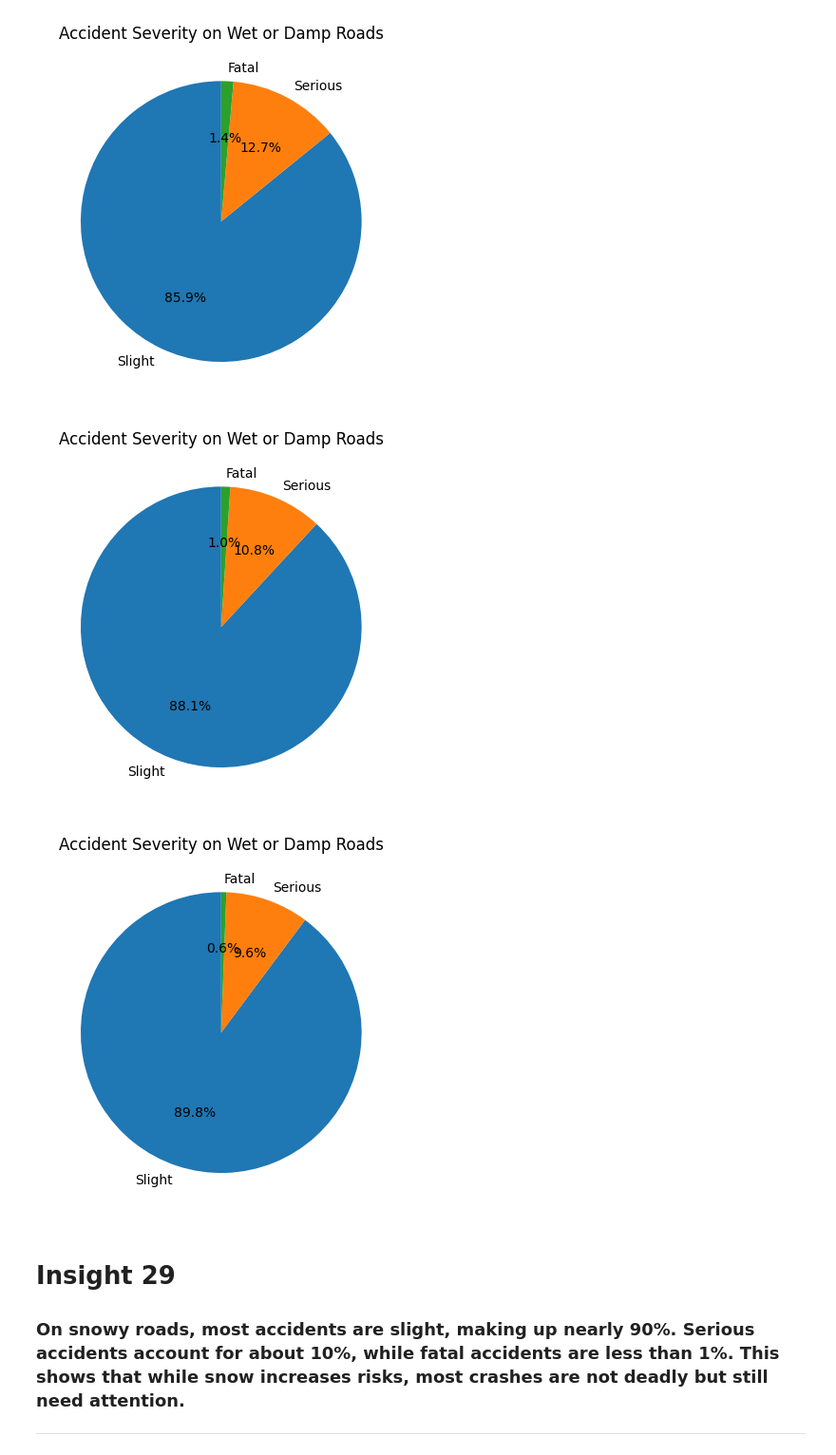
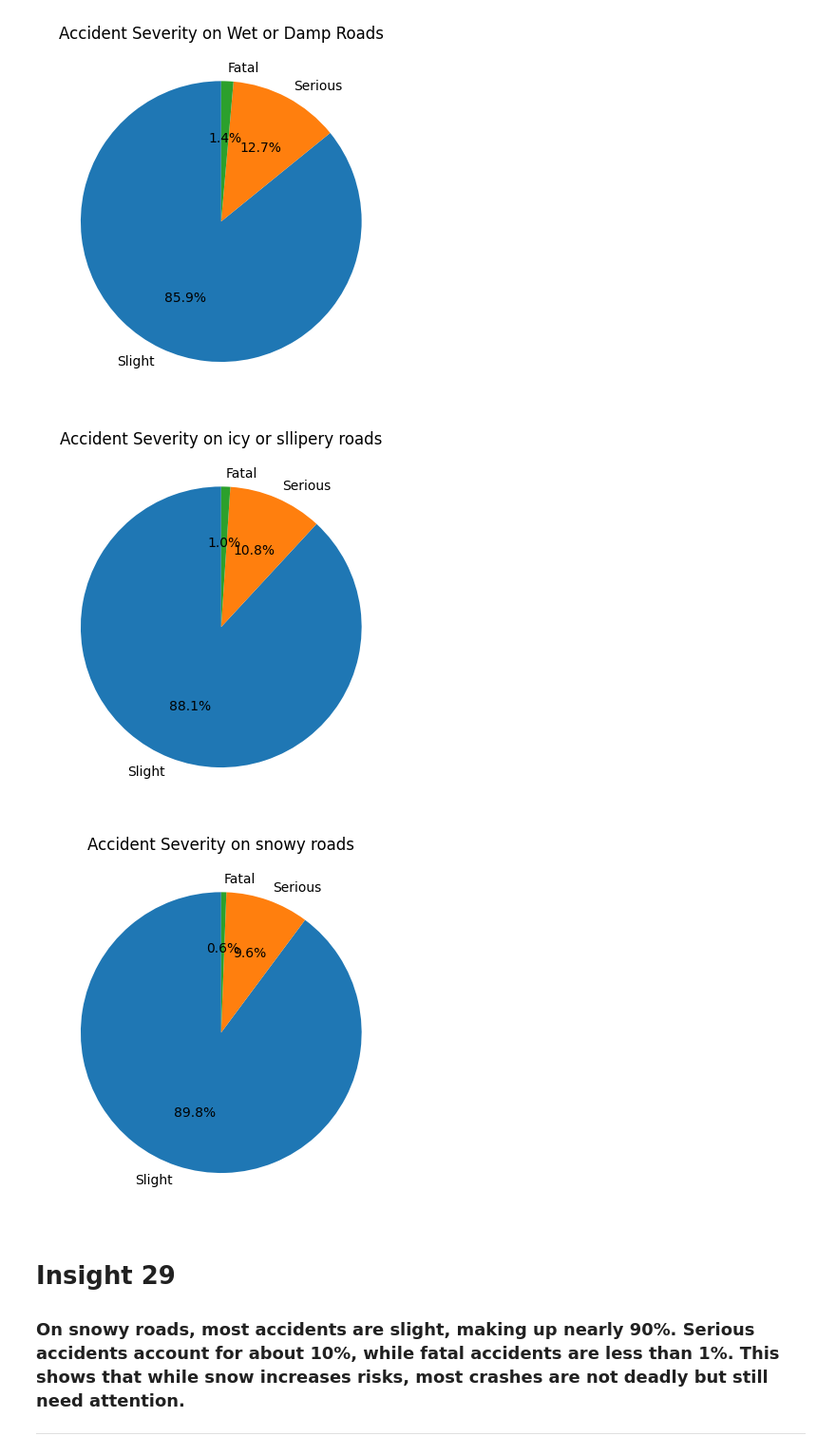
Before and after one commit to leen-ai/data_analytics_activity, a Jupyter notebook: Avtivity2.ipynb, the cells around one changed output. Shown at 95% size. Saved outputs shown, nothing was run; the diff lists cells and outputs as text; code cells hidden in the pictures.

```diff
--- a/Avtivity2.ipynb
+++ b/Avtivity2.ipynb
@@ -944,22 +944,22 @@ plt.pie(icy_sev,
         labels=ice,
         autopct='%1.1f%%',
         startangle=90,)
-plt.title('Accident Severity on Wet or Damp Roads')
+plt.title('Accident Severity on icy or sllipery roads')
 plt.show()
 # %% [output]
-[figure, old version]
+[figure, new version]
 # %%
 snowy = ['Slight', 'Serious', 'Fatal']
 snowy_sev = [5290, 565, 35]
 
 plt.pie(snowy_sev,
         labels=snowy,
         autopct='%1.1f%%',
         startangle=90,)
-plt.title('Accident Severity on Wet or Damp Roads')
+plt.title('Accident Severity on snowy roads')
 plt.show()
 # %% [output]
-[figure, old version]
+[figure, new version]
 # %% [markdown]
 <h1>Insight 29</h1>
 <h3>On snowy roads, most accidents are slight, making up nearly 90%. Serious accidents account for about 10%, while fatal accidents are less than 1%. This shows that while snow increases risks, most crashes are not deadly but still need attention.</h3>
```
